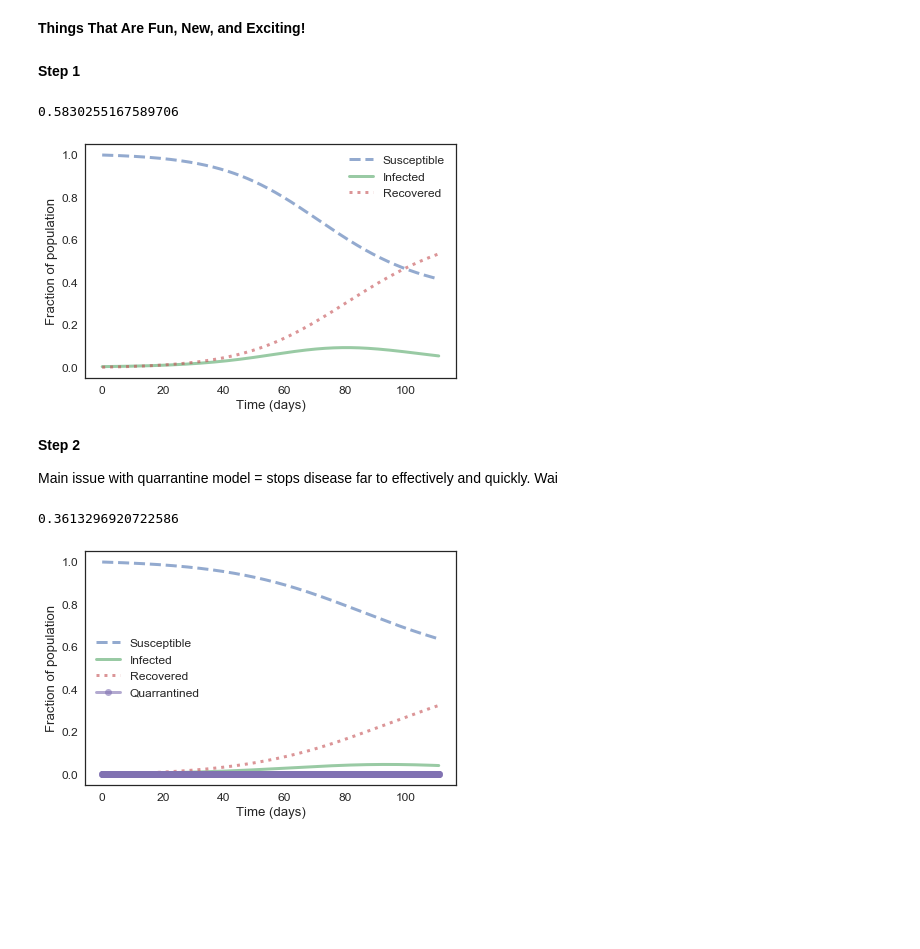
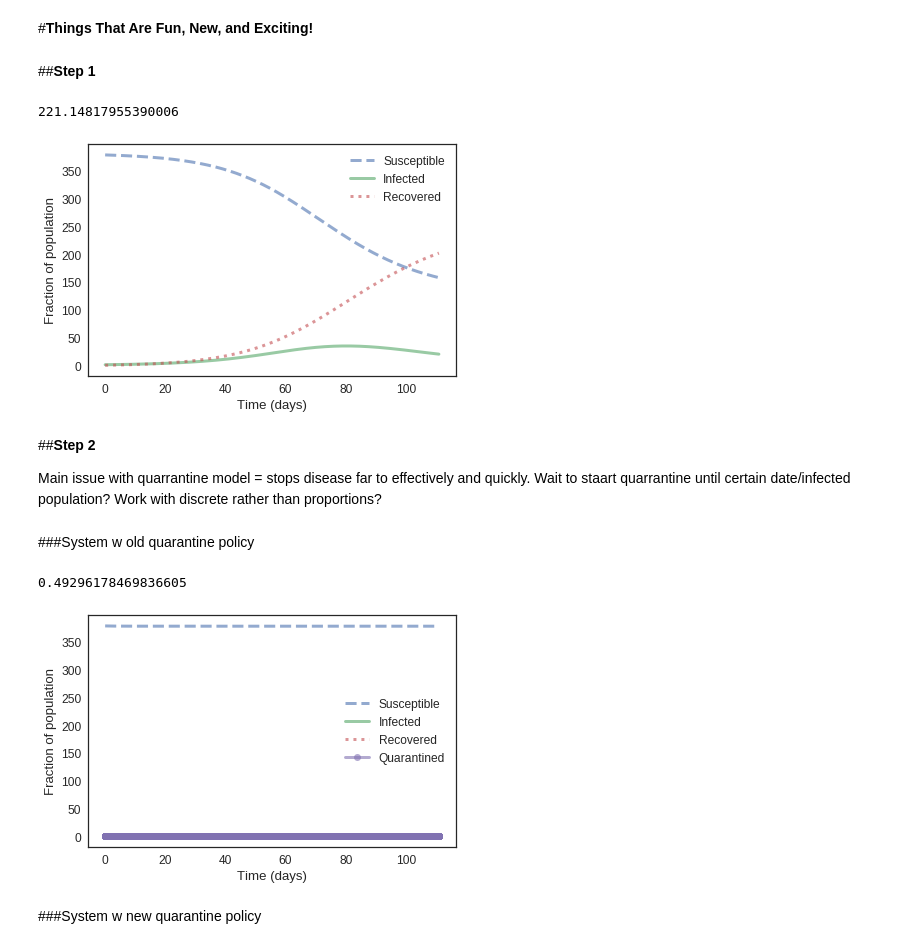
Before and after one commit to SkyeOzga/ModSimPy-Projects, a Jupyter notebook: HappinessQuarantine.ipynb, the cells around one changed output. Saved outputs shown, nothing was run; the diff lists cells and outputs as text; code cells hidden in the pictures; blank space fills up the shorter version.

Commit message:
updates SIRQH model with happiness, colaboratory, and more
this is the giant commit

```diff
--- a/HappinessQuarantine.ipynb
+++ b/HappinessQuarantine.ipynb
@@ -207,30 +223,32 @@ def calc_total_infected(results):
     """
     return get_first_value(results.S) - get_last_value(results.S)
 # %% [markdown]
-**Things That Are Fun, New, and Exciting!**
+#**Things That Are Fun, New, and Exciting!**
 # %% [markdown]
-**Step 1**
+##**Step 1**
 # %%
 sir = make_system(beta, gamma)
 results, details = run_ode_solver(sir,
                                   slope_SIR,
-                                  t_eval = linrange(system.t_0, system.t_end, dt)
+                                  t_eval = linrange(sir.t_0, sir.t_end, dt)
                                  )
 
 plot_SIR(results)
-results.head
+#print(results.head)
 #details
 calc_total_infected(results)
 # %% [output]
-0.5830255167589706
+221.14817955390006
-[figure, old version]
+[figure, new version]
 # %% [markdown]
-**Step 2**
+##**Step 2**
 
 
-Main issue with quarrantine model = stops disease far to effectively and quickly. Wai
+Main issue with quarrantine model = stops disease far to effectively and quickly. Wait to staart quarrantine until certain date/infected population? Work with discrete rather than proportions?
+# %% [markdown]
+###System w old quarantine policy
 # %%
-def make_system_Q(alpha, beta, gamma, delta):
+def make_system_Q(alpha, beta, gamma, delta, epsilon):
     """Make a system object for the SIR model.
 
     beta: contact rate in days
@@ -239,10 +257,10 @@ def make_system_Q(alpha, beta, gamma, delta):
     returns: System object
     """
     init = State(S=pop-1, I=1, R=0, Q=0)
-    init /= np.sum(init)
 
     return System(init=init, t_0=T_0, t_end=T_END,
-                  alpha=alpha, beta=beta, gamma=gamma, delta=delta)
+                  alpha=alpha, beta=beta, gamma=gamma,
+                  delta=delta, epsilon=epsilon)
 # %%
 def slope_SIRQ(state, t, system):
     """Update the SIR model.
@@ -255,8 +273,9 @@ def slope_SIRQ(state, t, system):
     """
     s, i, r, q = state
 
-    dSdt = -system.beta * i * s
-    dIdt = system.beta * i * s - system.gamma * i - system.alpha * i
+    dSdt = -system.beta * i * s / pop - system.epsilon * q * s / pop
+    dIdt = system.beta * i * s / pop + system.epsilon * q * s / pop
+    dIdt -= system.gamma * i + system.alpha * i
     dRdt = system.gamma * i + system.delta * q
     dQdt = system.alpha * i - system.delta * q
 
@@ -277,20 +296,22 @@ def plot_SIRQ(frame):
     plot(frame.S, '--', label='Susceptible')
     plot(frame.I, '-', label='Infected')
     plot(frame.R, ':', label='Recovered')
-    plot(frame.Q, '-o', label='Quarrantined')
+    plot(frame.Q, '-o', label='Quarantined')
     decorate(xlabel='Time (days)',
              ylabel='Fraction of population')
 # %%
-sirq = make_system_Q(alpha, beta, gamma, delta)
+sirq = make_system_Q(alpha, beta, gamma, delta, epsilon)
 results, details = run_ode_solver(sirq,
-                                  slope_SIRQ,
-                                  t_eval = linrange(system.t_0, system.t_end, dt)
-                                 )
+  slope_SIRQ,
+  t_eval = linrange(sirq.t_0, sirq.t_end, dt)
+)
 
 plot_SIRQ(results)
-results.head
+# print(results.head)
 #details
 calc_total_infected(results)
 # %% [output]
-0.3613296920722586
+0.49296178469836605
-[figure, old version]
+[figure, new version]
+# %% [markdown]
+###System w new quarantine policy
```
Also changed, not shown: parts of 42 cells of this notebook.
